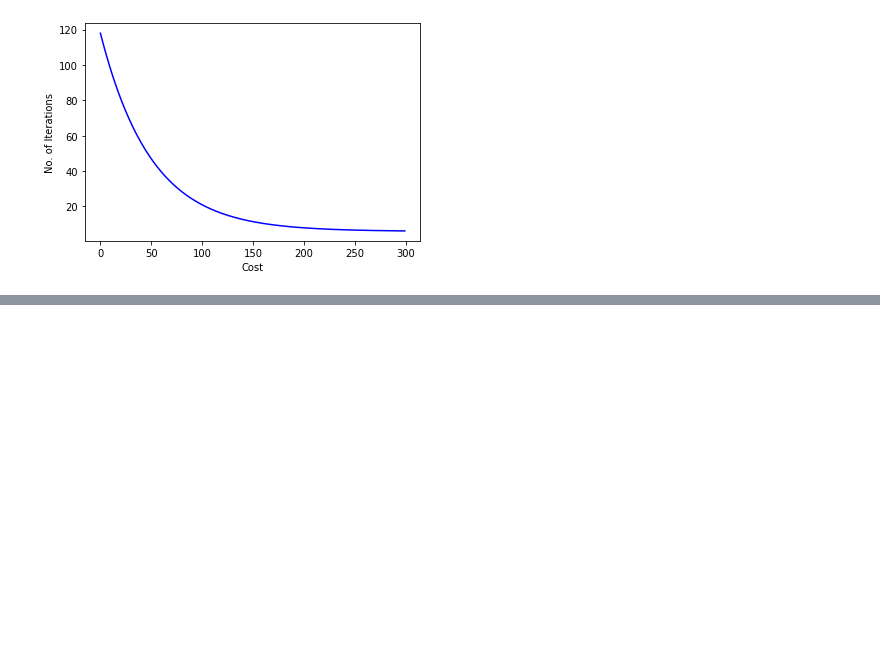
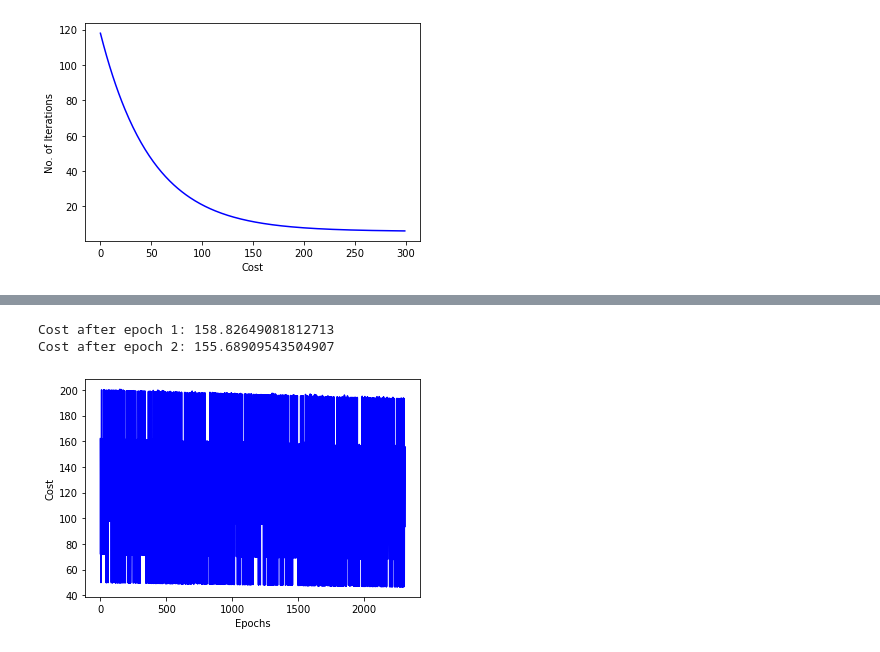
Before and after one commit to CyberKnight1803/FoDS_Assigments, a Jupyter notebook: Assignment-1/model.ipynb, the cells around one changed output, grey strips where cells are left out. Drawn from its saved outputs; the diff is of its cells as text; code cells hidden in the pictures; blank space fills up the shorter version.

```diff
--- a/Assignment-1/model.ipynb
+++ b/Assignment-1/model.ipynb
@@ -53,0 +64,8 @@ pr.train(X_train, y_train)
+# %%
+pr_2 = PolynomialRegression(6, learning_rate=0.001, n_iters=5, GD='StochasticGD')
+# %%
+pr_2.train(X_train, y_train)
+# %% [output]
+Cost after epoch 1: 158.82649081812713
+Cost after epoch 2: 155.68909543504907
+[figure, added]
```
Also changed, not shown: parts of 7 cells of this notebook, 2 other files.
